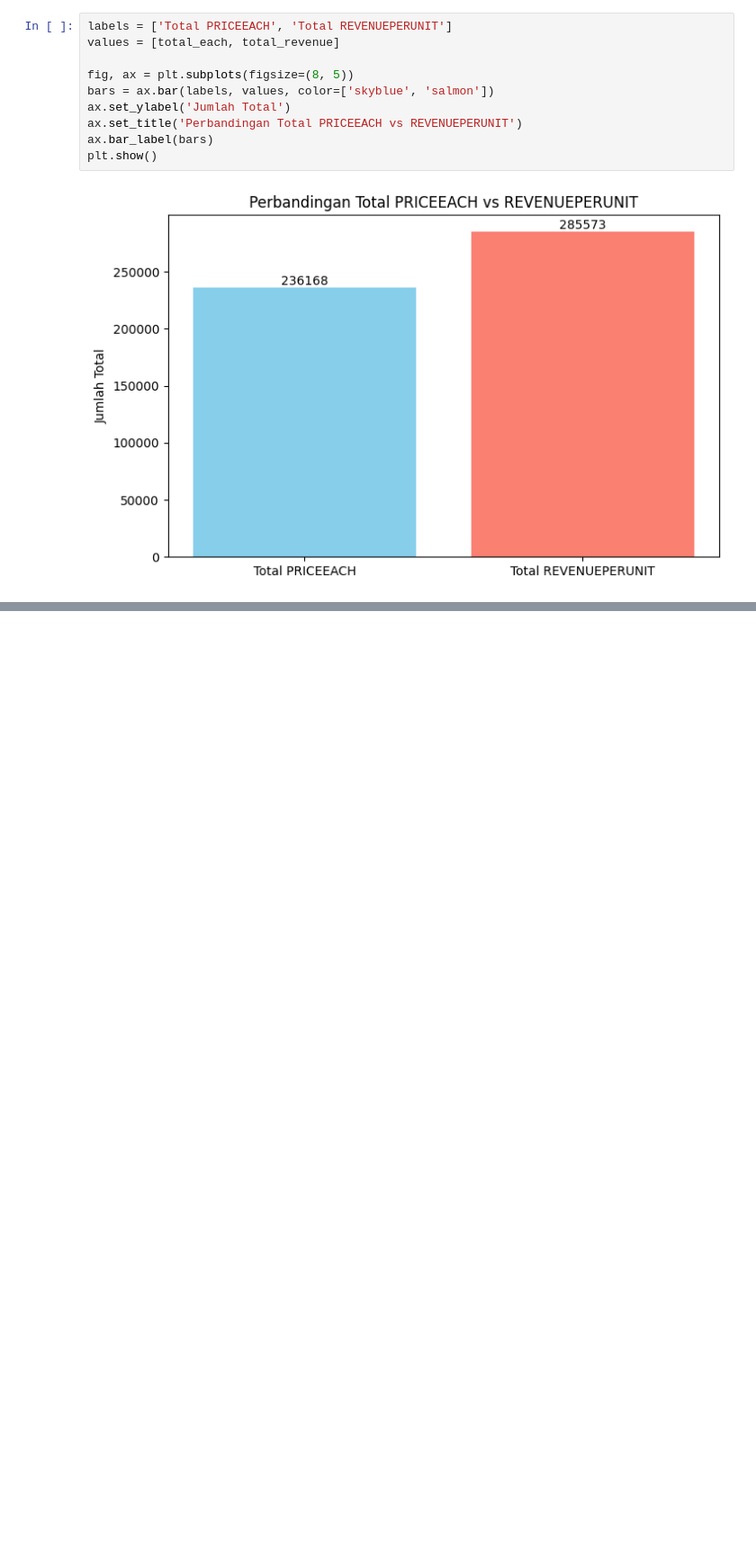
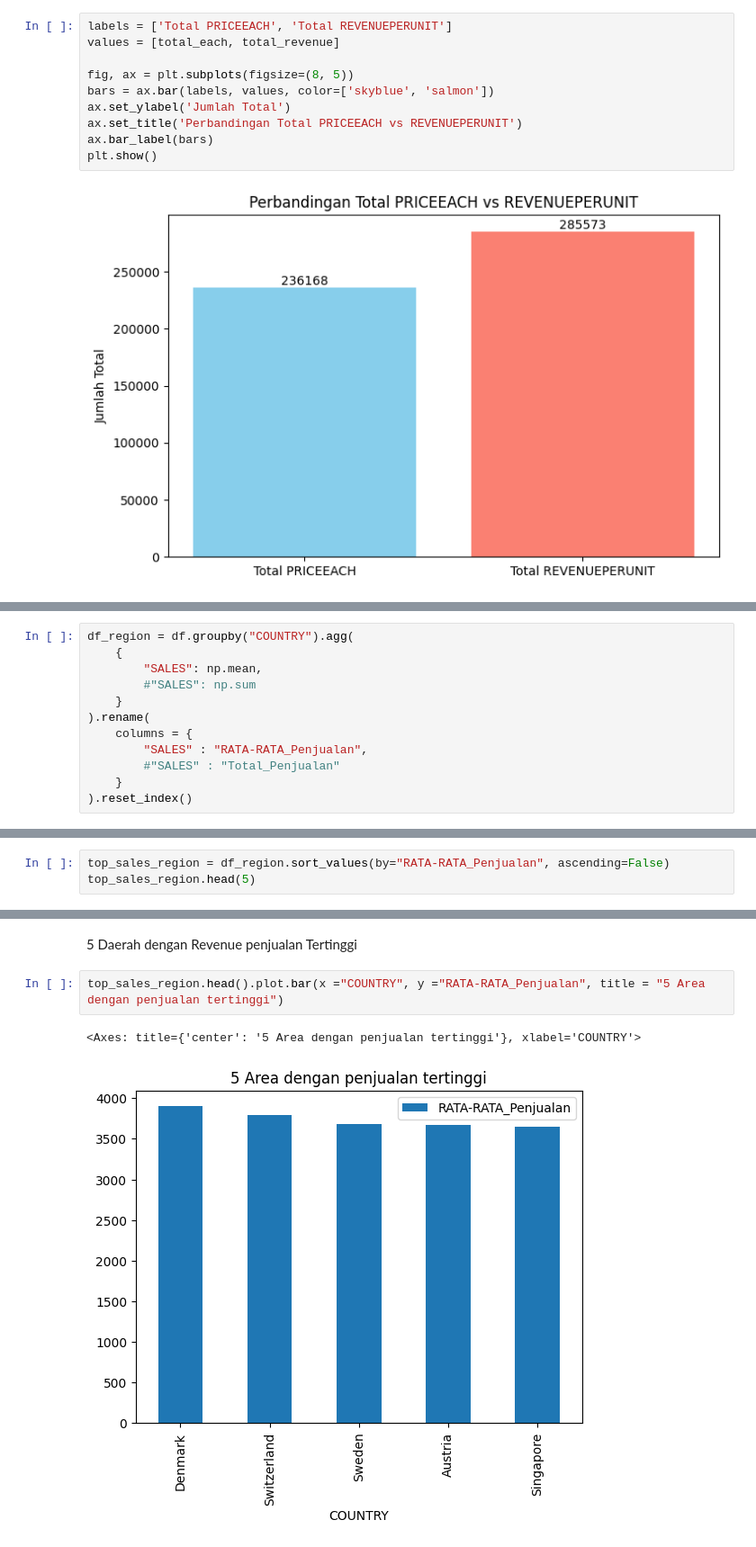
Before and after one commit to gdandra/Belajar_Data, a Jupyter notebook: Fase_1/cleaning.ipynb, the cells around one changed output, grey strips where cells are left out. Shown at 90% size. Drawn from its saved outputs; the diff is of its cells as text; blank space fills up the shorter version.

```diff
--- a/Fase_1/cleaning.ipynb
+++ b/Fase_1/cleaning.ipynb
@@ -366,0 +454,12 @@ plt.show()
+# %%
+df_region = df.groupby("COUNTRY").agg(
+    {
+        "SALES": np.mean,
+        #"SALES": np.sum
+    }
+).rename(
+    columns = {
+        "SALES" : "RATA-RATA_Penjualan",
+        #"SALES" : "Total_Penjualan"
+    }
+).reset_index()
@@ -366,0 +509,3 @@ plt.show()
+# %%
+top_sales_region = df_region.sort_values(by="RATA-RATA_Penjualan", ascending=False)
+top_sales_region.head(5)
@@ -366,0 +539,7 @@ plt.show()
+# %% [markdown]
+5 Daerah dengan Revenue penjualan Tertinggi
+# %%
+top_sales_region.head().plot.bar(x ="COUNTRY", y ="RATA-RATA_Penjualan", title = "5 Area dengan penjualan tertinggi")
+# %% [output]
+<Axes: title={'center': '5 Area dengan penjualan tertinggi'}, xlabel='COUNTRY'>
+[figure, added]
```
Also changed, not shown: parts of 26 cells of this notebook.
